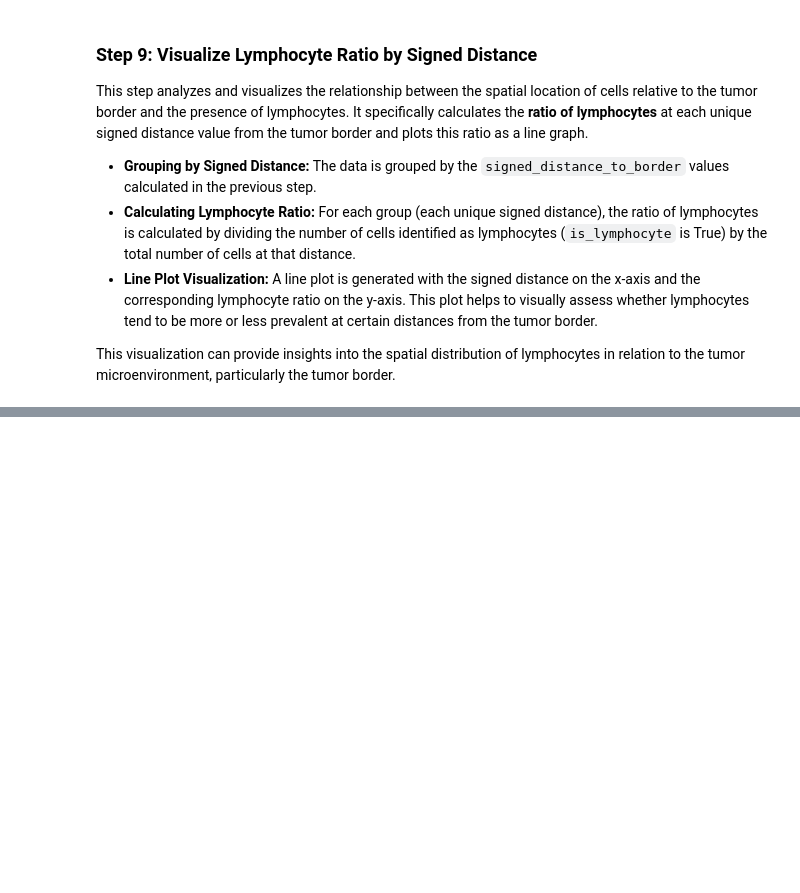
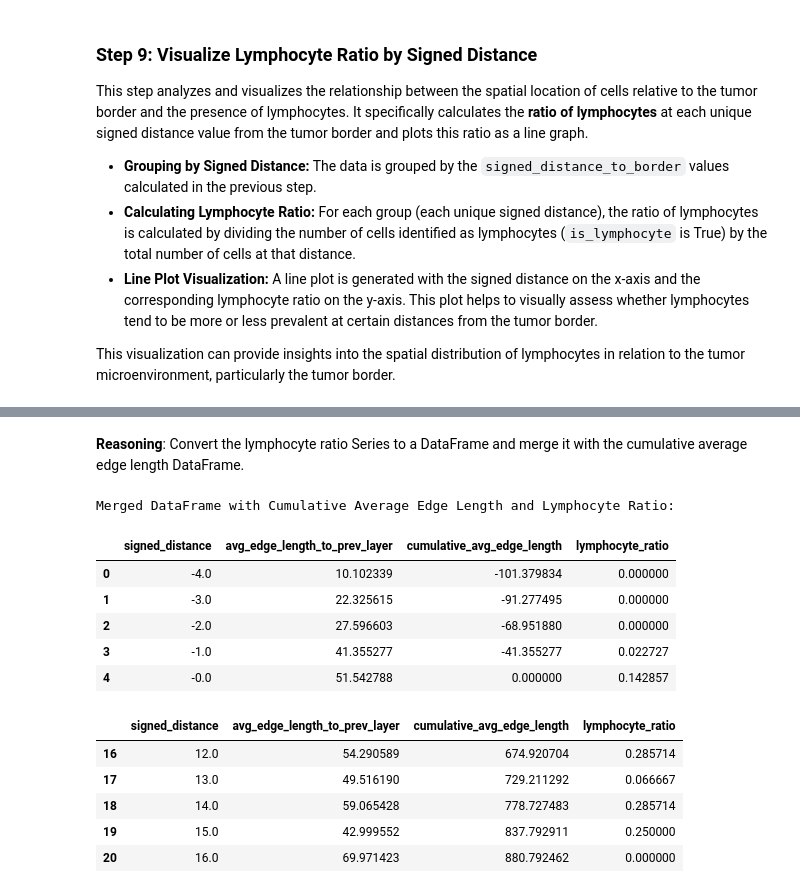
Before and after one commit to huangch/hplot_tutorial, a Jupyter notebook: hplot_tutorial.ipynb, the cells around one changed output, grey strips where cells are left out. Saved outputs shown, nothing was run; the diff lists cells and outputs as text; code cells hidden in the pictures; blank space fills up the shorter version.

```diff
--- a/hplot_tutorial.ipynb
+++ b/hplot_tutorial.ipynb
@@ -801,0 +1204,28 @@ plt.show()
+# %% [markdown]
+**Reasoning**:
+Convert the lymphocyte ratio Series to a DataFrame and merge it with the cumulative average edge length DataFrame.
+# %%
+# Convert the lymphocyte_ratio_by_distance Series to a DataFrame
+lymphocyte_ratio_df = lymphocyte_ratio_by_distance.reset_index()
+lymphocyte_ratio_df.columns = ['signed_distance', 'lymphocyte_ratio']
+
+# Merge the lymphocyte ratio DataFrame with the cumulative average edge length DataFrame
+plot_df = pd.merge(plot_df, lymphocyte_ratio_df, on='signed_distance', how='left')
+
+print("Merged DataFrame with Cumulative Average Edge Length and Lymphocyte Ratio:")
+display(plot_df.head())
+display(plot_df.tail())
+# %% [output]
+Merged DataFrame with Cumulative Average Edge Length and Lymphocyte Ratio:
+|  | signed_distance | avg_edge_length_to_prev_layer | cumulative_avg_edge_length | lymphocyte_ratio |
+| 0 | -4.0 | 10.102339 | -101.379834 | 0.000000 |
+| 1 | -3.0 | 22.325615 | -91.277495 | 0.000000 |
+| 2 | -2.0 | 27.596603 | -68.951880 | 0.000000 |
+| 3 | -1.0 | 41.355277 | -41.355277 | 0.022727 |
+| 4 | -0.0 | 51.542788 | 0.000000 | 0.142857 |
+|  | signed_distance | avg_edge_length_to_prev_layer | cumulative_avg_edge_length | lymphocyte_ratio |
+| 16 | 12.0 | 54.290589 | 674.920704 | 0.285714 |
+| 17 | 13.0 | 49.516190 | 729.211292 | 0.066667 |
+| 18 | 14.0 | 59.065428 | 778.727483 | 0.285714 |
+| 19 | 15.0 | 42.999552 | 837.792911 | 0.250000 |
+| 20 | 16.0 | 69.971423 | 880.792462 | 0.000000 |
```
Also changed, not shown: parts of 30 cells of this notebook.
